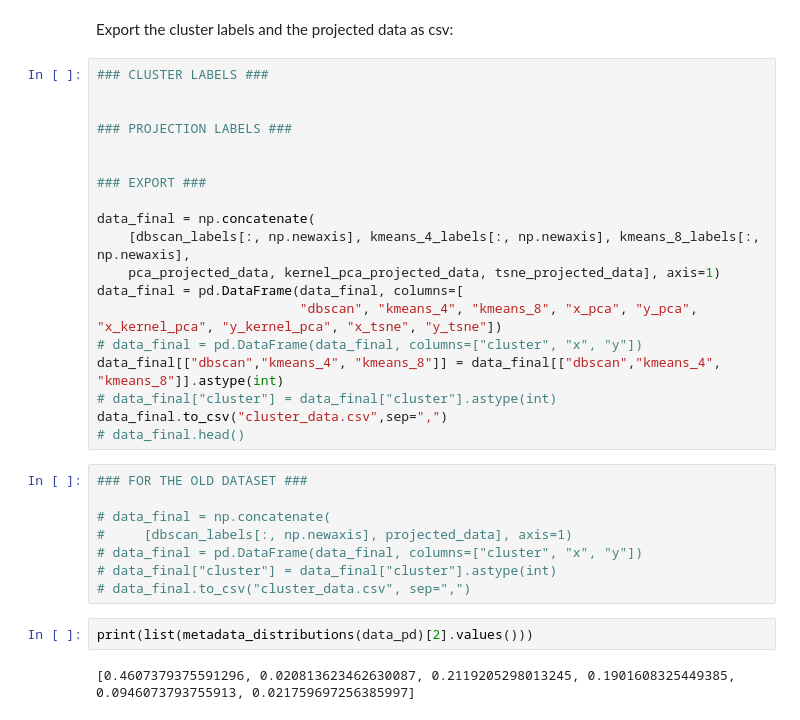
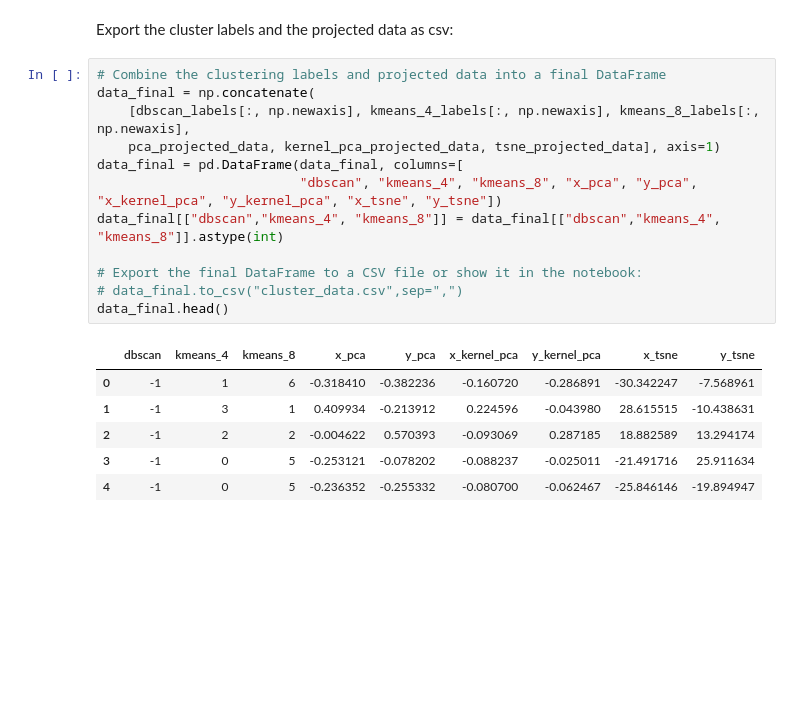
Before and after one commit to leonardsiegert/human-intestinal-ecosystem, a Jupyter notebook: data/clustering/dim_red.ipynb, the cells around one changed output. Saved outputs shown, nothing was run; the diff lists cells and outputs as text; blank space fills up the shorter version.

```diff
--- a/data/clustering/dim_red.ipynb
+++ b/data/clustering/dim_red.ipynb
@@ -102,33 +119,21 @@ tsne_projected_data = tsne_model.fit_transform(data)
 # %% [markdown]
 Export the cluster labels and the projected data as csv:
 # %%
-### CLUSTER LABELS ###
-
-
-### PROJECTION LABELS ###
-
-
-### EXPORT ###
-
+# Combine the clustering labels and projected data into a final DataFrame
 data_final = np.concatenate(
     [dbscan_labels[:, np.newaxis], kmeans_4_labels[:, np.newaxis], kmeans_8_labels[:, np.newaxis],
     pca_projected_data, kernel_pca_projected_data, tsne_projected_data], axis=1)
 data_final = pd.DataFrame(data_final, columns=[
                           "dbscan", "kmeans_4", "kmeans_8", "x_pca", "y_pca", "x_kernel_pca", "y_kernel_pca", "x_tsne", "y_tsne"])
-# data_final = pd.DataFrame(data_final, columns=["cluster", "x", "y"])
 data_final[["dbscan","kmeans_4", "kmeans_8"]] = data_final[["dbscan","kmeans_4", "kmeans_8"]].astype(int)
-# data_final["cluster"] = data_final["cluster"].astype(int)
-data_final.to_csv("cluster_data.csv",sep=",")
-# data_final.head()
+
+# Export the final DataFrame to a CSV file or show it in the notebook:
+# data_final.to_csv("cluster_data.csv",sep=",")
+data_final.head()
+# %% [output]
+|  | dbscan | kmeans_4 | kmeans_8 | x_pca | y_pca | x_kernel_pca | y_kernel_pca | x_tsne | y_tsne |
+| 0 | -1 | 1 | 6 | -0.318410 | -0.382236 | -0.160720 | -0.286891 | -30.342247 | -7.568961 |
+| 1 | -1 | 3 | 1 | 0.409934 | -0.213912 | 0.224596 | -0.043980 | 28.615515 | -10.438631 |
+| 2 | -1 | 2 | 2 | -0.004622 | 0.570393 | -0.093069 | 0.287185 | 18.882589 | 13.294174 |
+| 3 | -1 | 0 | 5 | -0.253121 | -0.078202 | -0.088237 | -0.025011 | -21.491716 | 25.911634 |
+| 4 | -1 | 0 | 5 | -0.236352 | -0.255332 | -0.080700 | -0.062467 | -25.846146 | -19.894947 |
-# %%
-### FOR THE OLD DATASET ###
-
-# data_final = np.concatenate(
-#     [dbscan_labels[:, np.newaxis], projected_data], axis=1)
-# data_final = pd.DataFrame(data_final, columns=["cluster", "x", "y"])
-# data_final["cluster"] = data_final["cluster"].astype(int)
-# data_final.to_csv("cluster_data.csv", sep=",")
-# %%
-print(list(metadata_distributions(data_pd)[2].values()))
-# %% [output]
-[0.4607379375591296, 0.020813623462630087, 0.2119205298013245, 0.1901608325449385, 0.0946073793755913, 0.021759697256385997]
```
Also changed, not shown: parts of 17 cells of this notebook, 2 other files.
